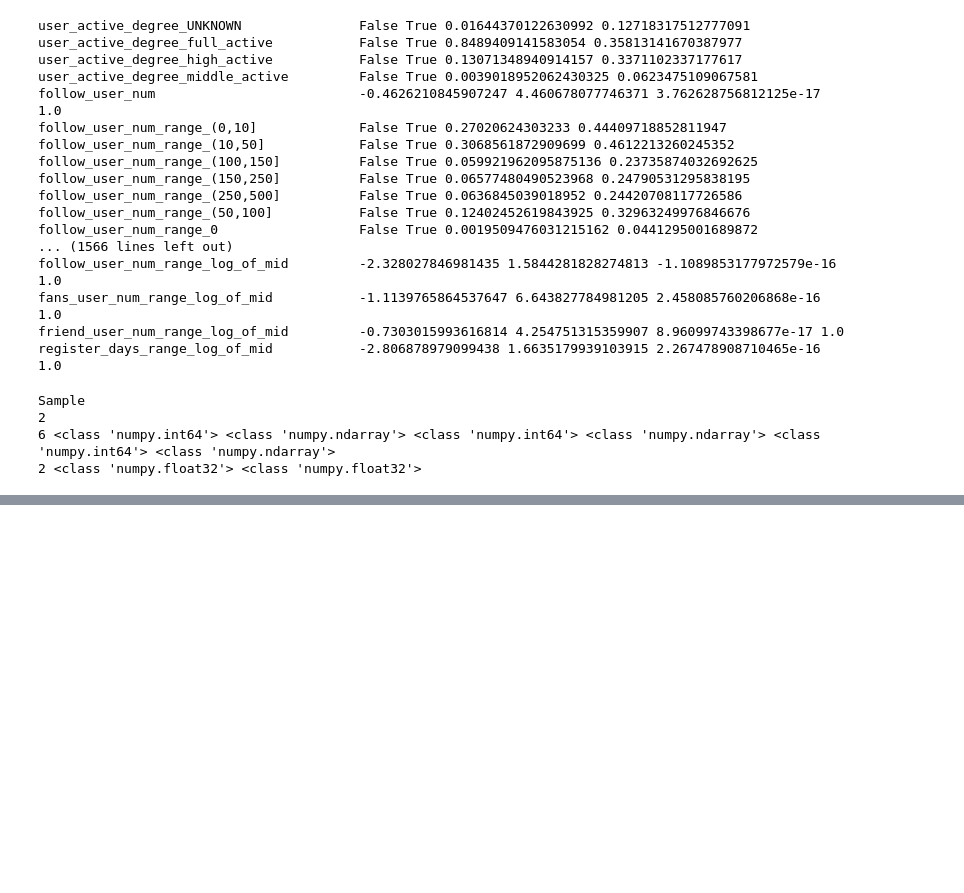
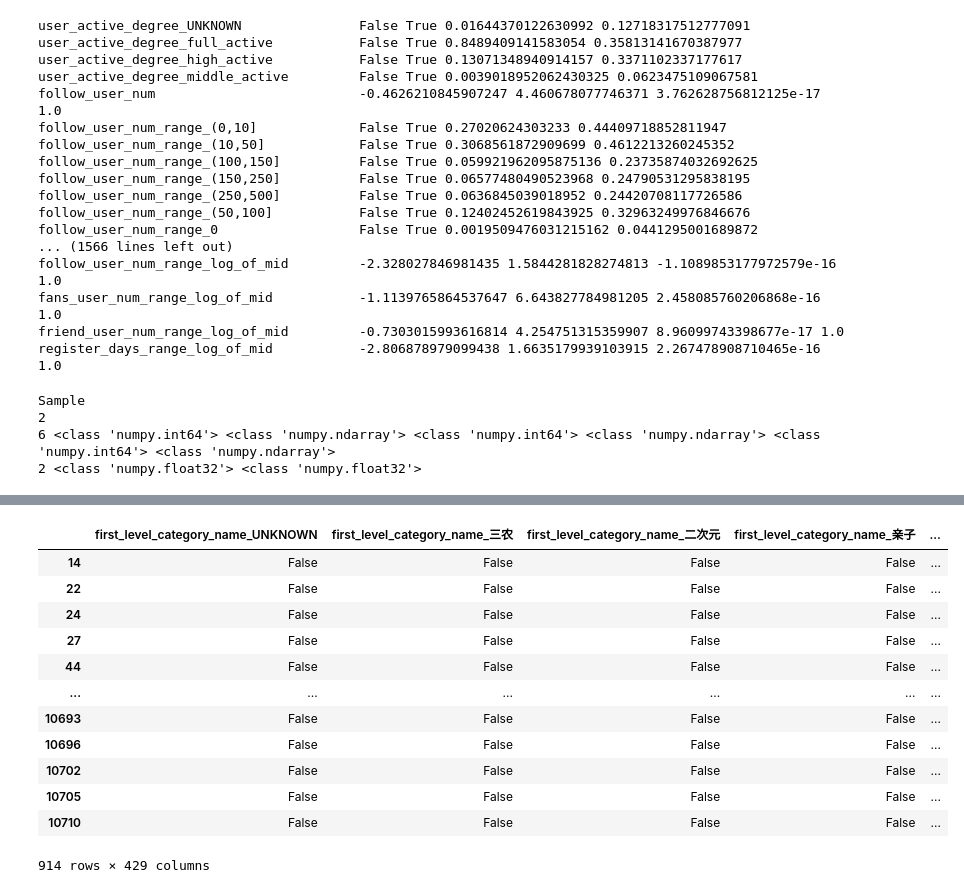
Before and after one commit to Minecraftian14/rs-fatigue-aware-dual-system-recommender-system, a Jupyter notebook: sandbox/embedding_kuairec.ipynb, the cells around one changed output, grey strips where cells are left out. Drawn from its saved outputs; the diff is of its cells as text; code cells hidden in the pictures; blank space fills up the shorter version.

```diff
--- a/sandbox/embedding_kuairec.ipynb
+++ b/sandbox/embedding_kuairec.ipynb
@@ -37,6 +37,7 @@ data_model.ratings.head()
 | 4 | 1094 | 8648 | 0.784189 | 2020-07-28 18:35:20.47 |
 # %%
 try:
-    ds = data_model.get_bpr_dataset()
+    ds_train = data_model.get_bpr_dataset()
+    ds_test = data_model.get_bpr_dataset(data_model.subsample_specimen('small', 100000))
 except:
     traceback.print_exc()
@@ -315,0 +521,7 @@ except:
+# %%
+try:
+    i = data_model.item_features
+    # print(i[(i['first_level_category_name_其他']==1)&(i['second_level_category_name_休闲舞蹈']==1)].shape)
+    print(i[(i['first_level_category_name_其他'] == 1) & (i['second_level_category_name_生活泛拍'] == 1)])
+except:
+    traceback.print_exc()
@@ -315,0 +546,16 @@ except:
+# %%
+i[(i['first_level_category_name_其他'] == 1)]
+# %% [output]
+|  | first_level_category_name_UNKNOWN | first_level_category_name_三农 | first_level_category_name_二次元 | first_level_category_name_亲子 | ... |
+| 14 | False | False | False | False | ... |
+| 22 | False | False | False | False | ... |
+| 24 | False | False | False | False | ... |
+| 27 | False | False | False | False | ... |
+| 44 | False | False | False | False | ... |
+| ... | ... | ... | ... | ... | ... |
+| 10693 | False | False | False | False | ... |
+| 10696 | False | False | False | False | ... |
+| 10702 | False | False | False | False | ... |
+| 10705 | False | False | False | False | ... |
+| 10710 | False | False | False | False | ... |
+914 rows × 429 columns
```
Also changed, not shown: parts of 24 cells of this notebook, 10 other files.
